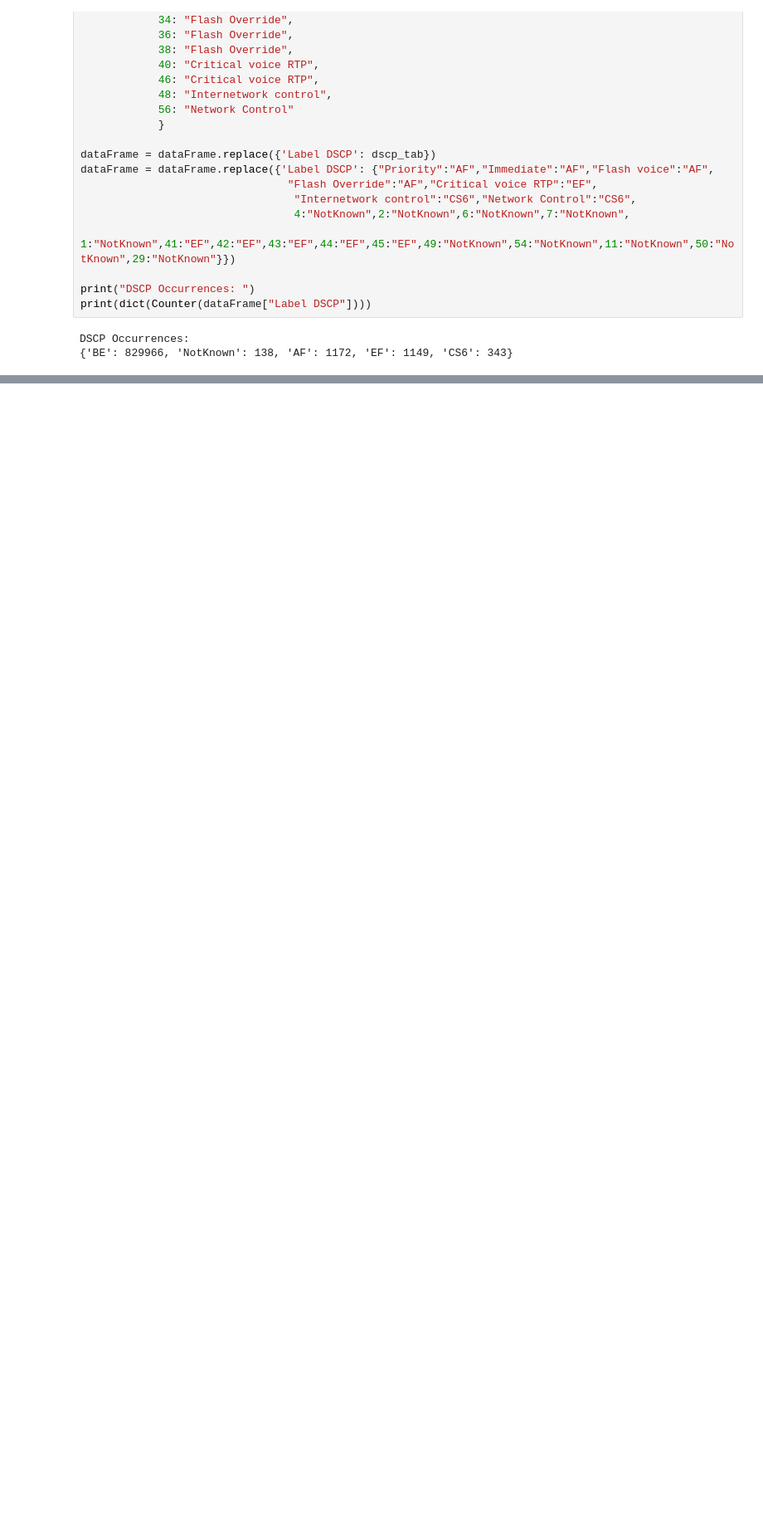
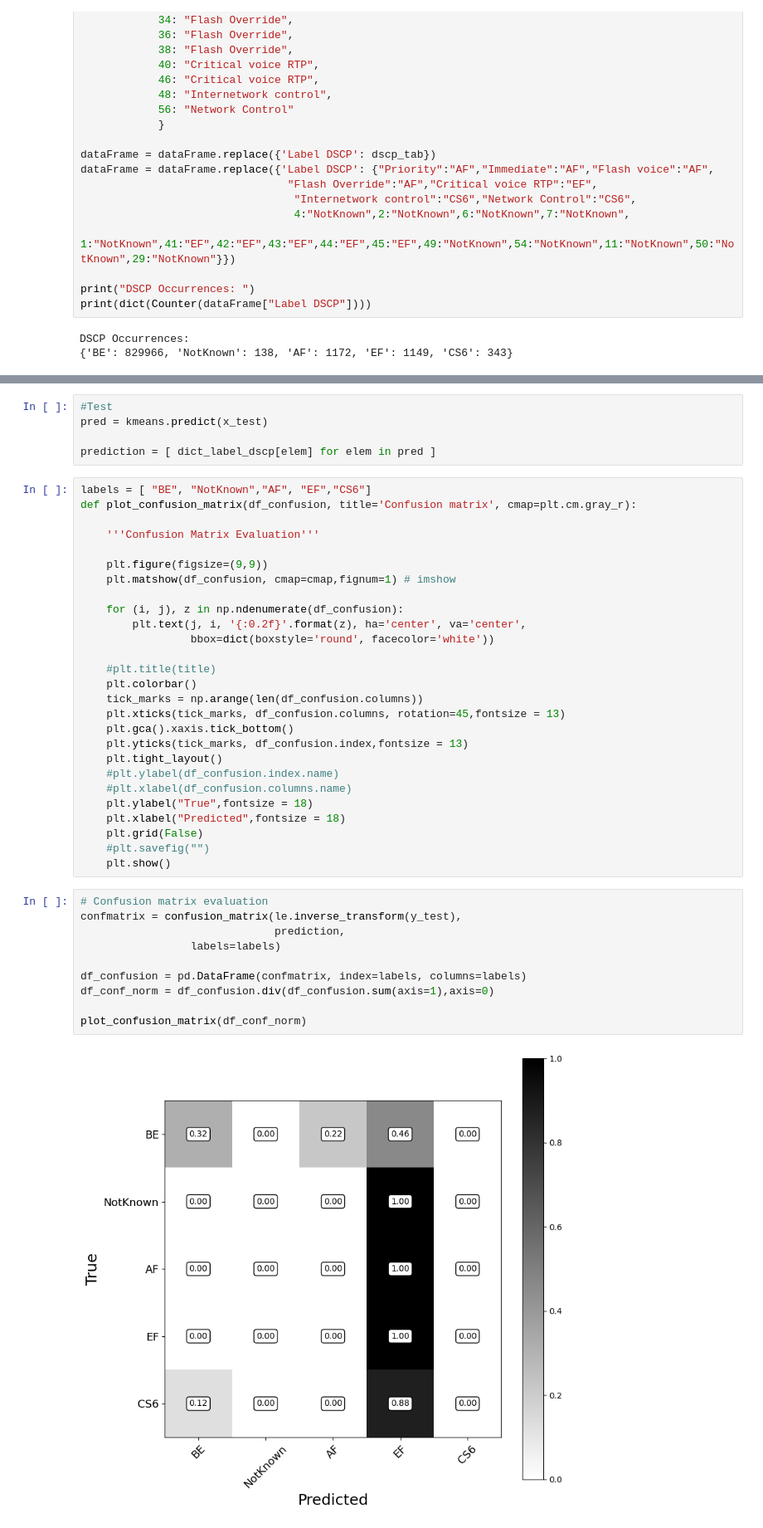
Before and after one commit to ericrubia99/NBD_Lab, a Jupyter notebook: Project.ipynb, the cells around one changed output, grey strips where cells are left out. Shown at 83% size. Cells and saved outputs as stored; diff of their text form; blank space fills up the shorter version.

```diff
--- a/Project.ipynb
+++ b/Project.ipynb
@@ -1049,0 +1236,44 @@ Name: 0, dtype: int64
+# %%
+#Test
+pred = kmeans.predict(x_test)
+
+prediction = [ dict_label_dscp[elem] for elem in pred ]
+# %%
+labels = [ "BE", "NotKnown","AF", "EF","CS6"]
+def plot_confusion_matrix(df_confusion, title='Confusion matrix', cmap=plt.cm.gray_r):
+
+    '''Confusion Matrix Evaluation'''
+
+    plt.figure(figsize=(9,9))
+    plt.matshow(df_confusion, cmap=cmap,fignum=1) # imshow
+
+    for (i, j), z in np.ndenumerate(df_confusion):
+        plt.text(j, i, '{:0.2f}'.format(z), ha='center', va='center',
+                 bbox=dict(boxstyle='round', facecolor='white'))
+
+    #plt.title(title)
+    plt.colorbar()
+    tick_marks = np.arange(len(df_confusion.columns))
+    plt.xticks(tick_marks, df_confusion.columns, rotation=45,fontsize = 13)
+    plt.gca().xaxis.tick_bottom()
+    plt.yticks(tick_marks, df_confusion.index,fontsize = 13)
+    plt.tight_layout()
+    #plt.ylabel(df_confusion.index.name)
+    #plt.xlabel(df_confusion.columns.name)
+    plt.ylabel("True",fontsize = 18)
+    plt.xlabel("Predicted",fontsize = 18)
+    plt.grid(False)
+    #plt.savefig("")
+    plt.show()
+# %%
+# Confusion matrix evaluation
+confmatrix = confusion_matrix(le.inverse_transform(y_test),
+                              prediction,
+                 labels=labels)
+
+df_confusion = pd.DataFrame(confmatrix, index=labels, columns=labels)
+df_conf_norm = df_confusion.div(df_confusion.sum(axis=1),axis=0)
+
+plot_confusion_matrix(df_conf_norm)
+# %% [output]
+[figure, added]
```
Also changed, not shown: parts of 21 cells of this notebook.
